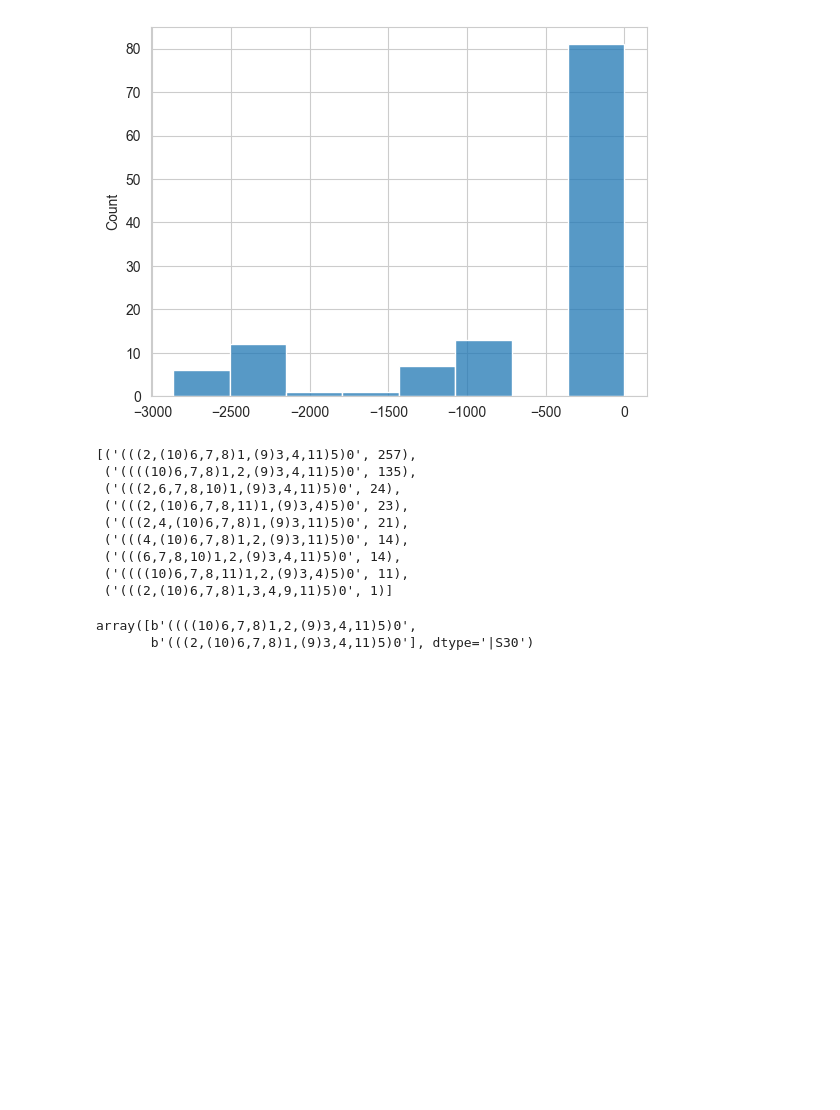
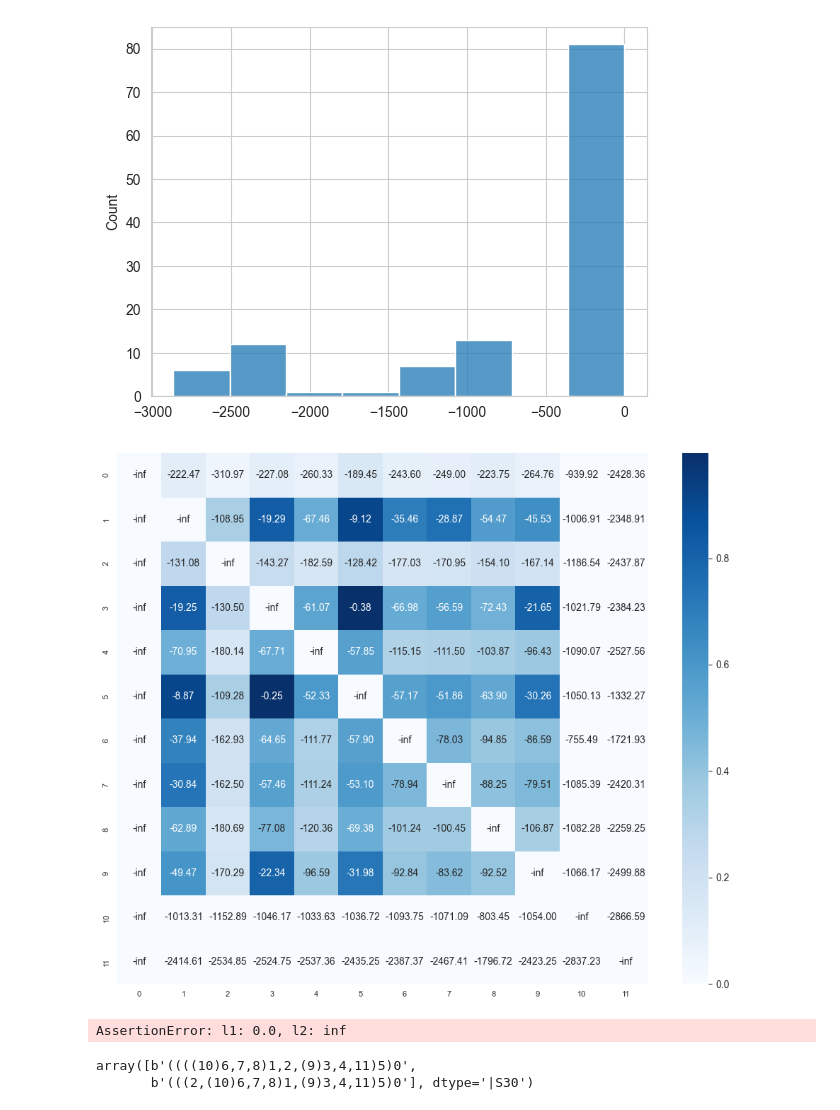
Before and after one commit to Lagergren-Lab/treesampling, a Jupyter notebook: notebooks/treesamp_victree_out.ipynb, the cells around one changed output. Saved outputs shown, nothing was run; the diff lists cells and outputs as text; code cells hidden in the pictures; blank space fills up the shorter version.

Commit message:
[feat] heatmap plot for victree graph matrix

```diff
--- a/notebooks/treesamp_victree_out.ipynb
+++ b/notebooks/treesamp_victree_out.ipynb
@@ -10,7 +12,7 @@ from treesampling.utils.graphs import reset_adj_matrix, tree_to_newick
 # %%
 # load h5 file
-vic_out = anndata.read_h5ad("/Users/zemp/phd/scilife/victree-experiments/SA501X3F/victree-out/K12/victree.out.h5ad", 'r')
-graph_matrix = vic_out.uns['victree-tree-graph'][:]
+vic_out = h5py.File("/Users/zemp/phd/scilife/victree-experiments/SA501X3F/victree-out/K12/victree.out.h5ad", 'r')
+graph_matrix = vic_out['uns']['victree-tree-graph'][:]
 # tempering:
 # graph_matrix = graph_matrix / 50
 # graph_matrix = np.exp(graph_matrix)
@@ -48,11 +50,18 @@ g = sns.histplot(graph_matrix[~np.isinf(graph_matrix)])
 # TODO: find why such skewed matrix don't run successfully in tree sampling
 # %% [output]
 [figure]
+# %%
+# heatmap
+f, ax = plt.subplots(figsize=(10, 8)) ## here increased figsize
+plot_logweights_heatmap(graph, ax=ax)
+f.tight_layout()
+# %% [output]
+[figure, added]
 # %%
 # draw 100 trees and save them in dict
 sample = {}
 for i in range(ss):
-    tree = random_spanning_tree_log(graph, root=0, trick=False)
+    tree = random_spanning_tree_log(graph, root=0, trick=True)
     tnwk = tree_to_newick(tree)
     if tnwk not in sample:
         sample[tnwk] = 0
@@ -60,15 +69,7 @@ for i in range(ss):
 
 sorted(sample.items(), key=lambda a: a[1], reverse=True)
 # %% [output]
-[('(((2,(10)6,7,8)1,(9)3,4,11)5)0', 257),
- ('((((10)6,7,8)1,2,(9)3,4,11)5)0', 135),
- ('(((2,6,7,8,10)1,(9)3,4,11)5)0', 24),
- ('(((2,(10)6,7,8,11)1,(9)3,4)5)0', 23),
- ('(((2,4,(10)6,7,8)1,(9)3,11)5)0', 21),
- ('(((4,(10)6,7,8)1,2,(9)3,11)5)0', 14),
- ('(((6,7,8,10)1,2,(9)3,4,11)5)0', 14),
- ('((((10)6,7,8,11)1,2,(9)3,4)5)0', 11),
- ('(((2,(10)6,7,8)1,3,4,9,11)5)0', 1)]
+AssertionError: l1: 0.0, l2: inf
 # %%
 vic_out.uns['victree-tree-newick']
 # %% [output]
```
Also changed, not shown: parts of 1 cell of this notebook, 1 other file.
